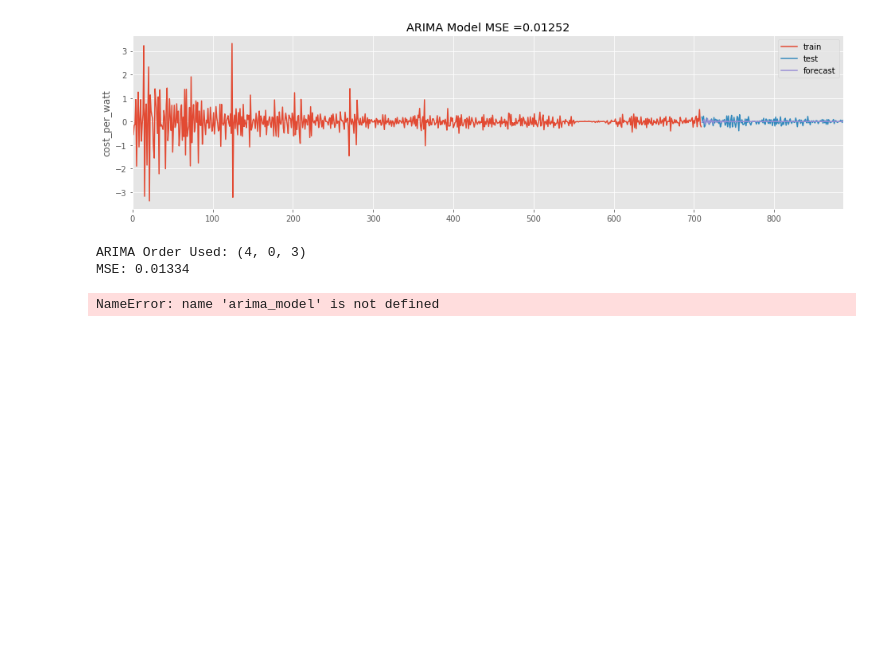
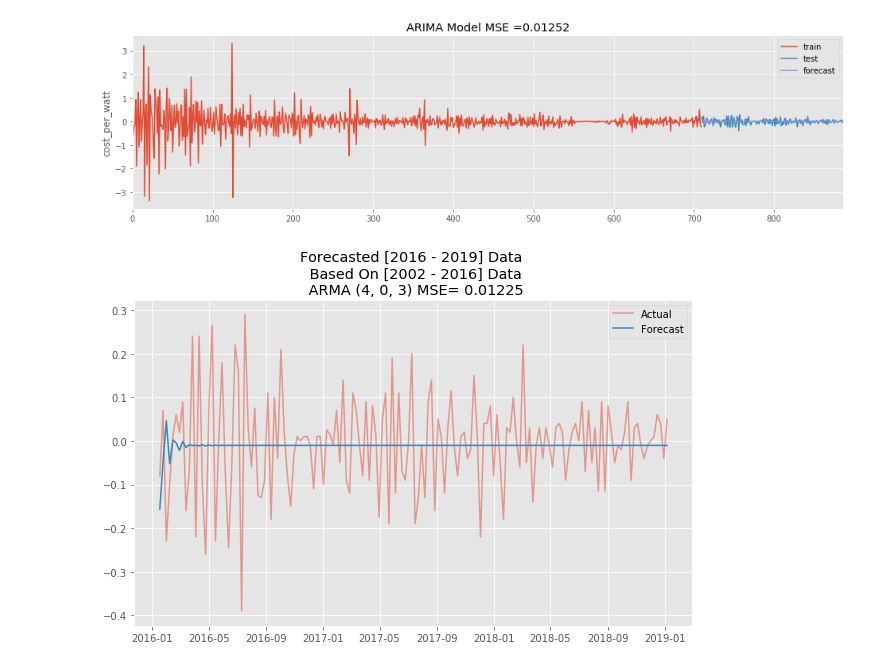
Before and after one commit to jrpaige/Solar, a Jupyter notebook: Solar_TS_Model.ipynb, the cells around one changed output. Cells and saved outputs as stored; diff of their text form; code cells hidden in the pictures; blank space fills up the shorter version.

```diff
--- a/Solar_TS_Model.ipynb
+++ b/Solar_TS_Model.ipynb
@@ -233,14 +228,9 @@ skt_arima(diff, auto_arima(diff.dropna()).order)
 skt_arima(diff, (7,0,7))
 # %% [output]
 [figure]
-# %%
-basic_arima_model(diff)
-# %% [output]
-ARIMA Order Used: (4, 0, 3)
-MSE: 0.01334
 # %%
 %autoreload
 # %%
-arima_model(diff, (1,0), 3, plot=True, use_years=True)
+arima_model(diff, arima_pdq, 3, plot=True, use_years=True)
 # %% [output]
-NameError: name 'arima_model' is not defined
+[figure, added]
```
Also changed, not shown: parts of 4 cells of this notebook, 1 other file.
